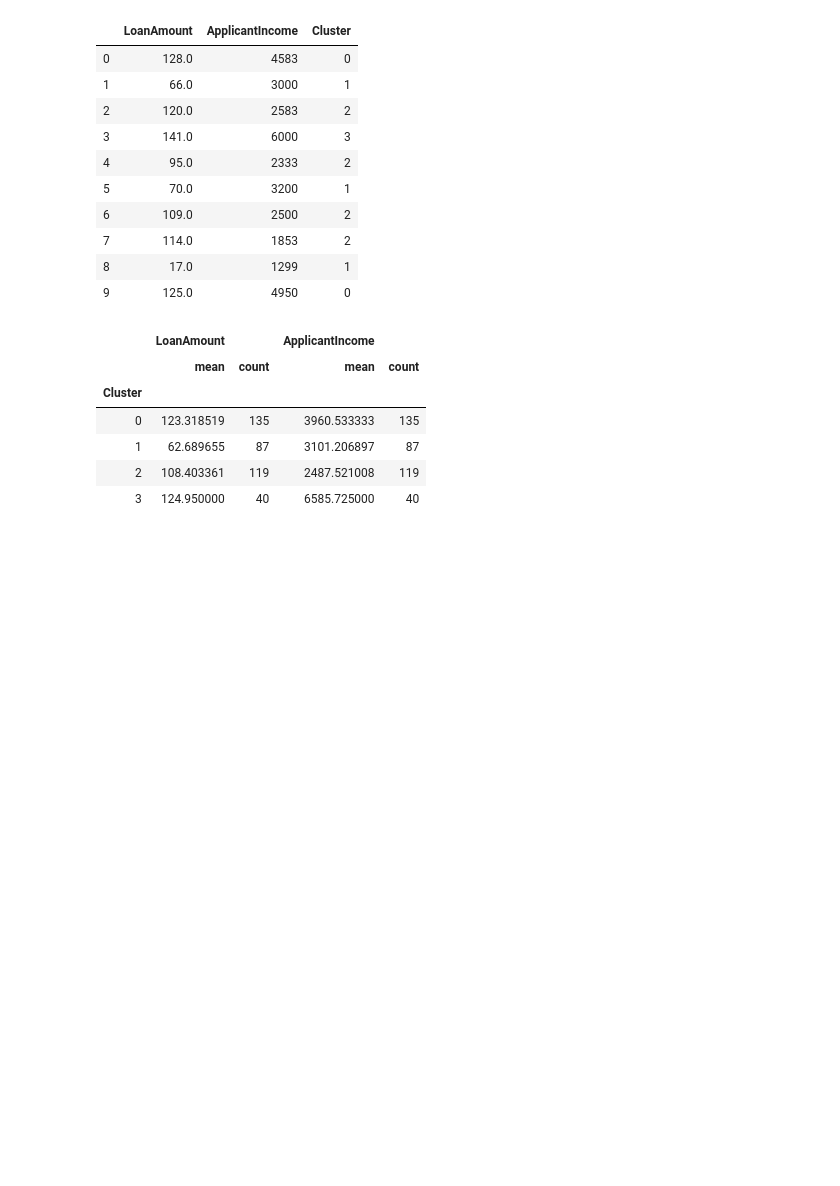
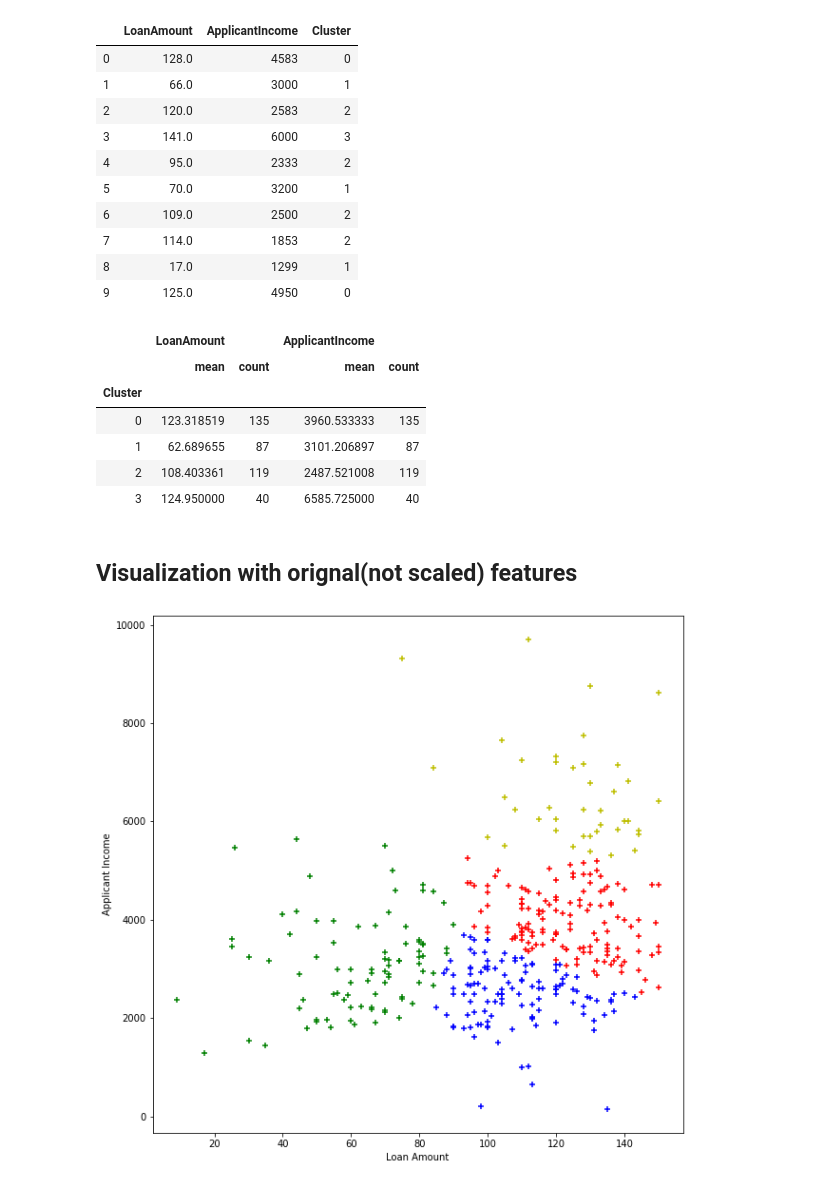
Before and after one commit to sid123github/DataScience, a Jupyter notebook: K-Means_SiddhantModi.ipynb, the cells around one changed output. Cells and saved outputs as stored; diff of their text form; code cells hidden in the pictures; blank space fills up the shorter version.

```diff
--- a/K-Means_SiddhantModi.ipynb
+++ b/K-Means_SiddhantModi.ipynb
@@ -314,3 +314,15 @@ df_predict.groupby(['Cluster']).agg({ 'LoanAmount':['mean', 'count'],'ApplicantI
 | 1 | 62.689655 | 87 | 3101.206897 | 87 |
 | 2 | 108.403361 | 119 | 2487.521008 | 119 |
 | 3 | 124.950000 | 40 | 6585.725000 | 40 |
+# %% [markdown]
+## Visualization with orignal(not scaled) features
+# %%
+label={0:'r',1:'g',2:'b',3:'y'}
+co=[label[i] for i in df_predict['Cluster']]
+plt.figure(figsize=(10,10))
+plt.scatter(x=df_predict['LoanAmount'],y=df_predict['ApplicantIncome'],c=co,marker='+')
+plt.xlabel('Loan Amount')
+plt.ylabel('Applicant Income')
+plt.show()
+# %% [output]
+[figure, added]
```
Also changed, not shown: parts of 4 cells of this notebook.
